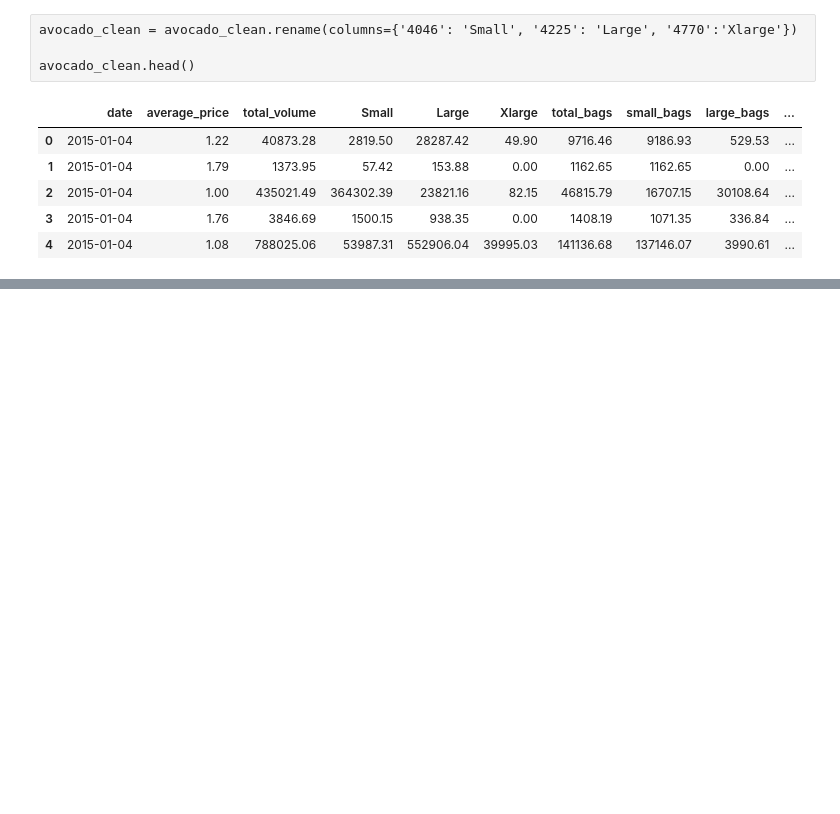
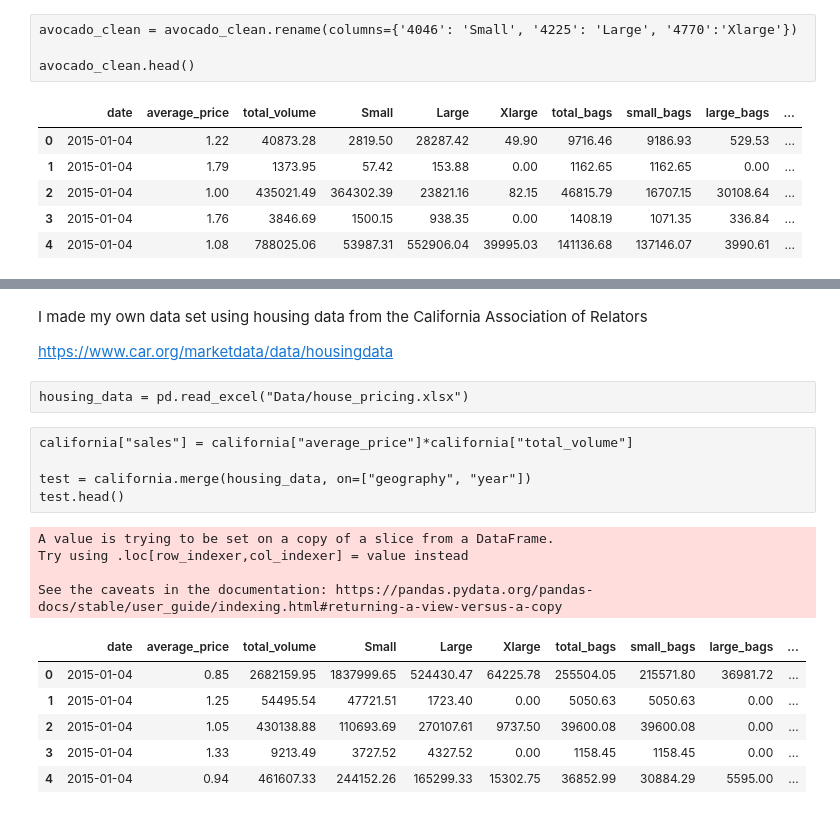
Before and after one commit to smilburn529/Lab-2, a Jupyter notebook: Lab-2.ipynb, the cells around one changed output, grey strips where cells are left out. Saved outputs shown, nothing was run; the diff lists cells and outputs as text; blank space fills up the shorter version.

```diff
--- a/Lab-2.ipynb
+++ b/Lab-2.ipynb
@@ -313,0 +289,22 @@ NameError: name 'california_df' is not defined
+# %% [markdown]
+I made my own data set using housing data from the California Association of Relators
+
+https://www.car.org/marketdata/data/housingdata
+# %%
+housing_data = pd.read_excel("Data/house_pricing.xlsx")
+# %%
+california["sales"] = california["average_price"]*california["total_volume"]
+
+test = california.merge(housing_data, on=["geography", "year"])
+test.head()
+# %% [output]
+A value is trying to be set on a copy of a slice from a DataFrame.
+Try using .loc[row_indexer,col_indexer] = value instead
+
+See the caveats in the documentation: https://pandas.pydata.org/pandas-docs/stable/user_guide/indexing.html#returning-a-view-versus-a-copy
+|  | date | average_price | total_volume | Small | Large | Xlarge | total_bags | small_bags | large_bags | ... |
+| 0 | 2015-01-04 | 0.85 | 2682159.95 | 1837999.65 | 524430.47 | 64225.78 | 255504.05 | 215571.80 | 36981.72 | ... |
+| 1 | 2015-01-04 | 1.25 | 54495.54 | 47721.51 | 1723.40 | 0.00 | 5050.63 | 5050.63 | 0.00 | ... |
+| 2 | 2015-01-04 | 1.05 | 430138.88 | 110693.69 | 270107.61 | 9737.50 | 39600.08 | 39600.08 | 0.00 | ... |
+| 3 | 2015-01-04 | 1.33 | 9213.49 | 3727.52 | 4327.52 | 0.00 | 1158.45 | 1158.45 | 0.00 | ... |
+| 4 | 2015-01-04 | 0.94 | 461607.33 | 244152.26 | 165299.33 | 15302.75 | 36852.99 | 30884.29 | 5595.00 | ... |
```
Also changed, not shown: parts of 33 cells of this notebook, 3 other files.
